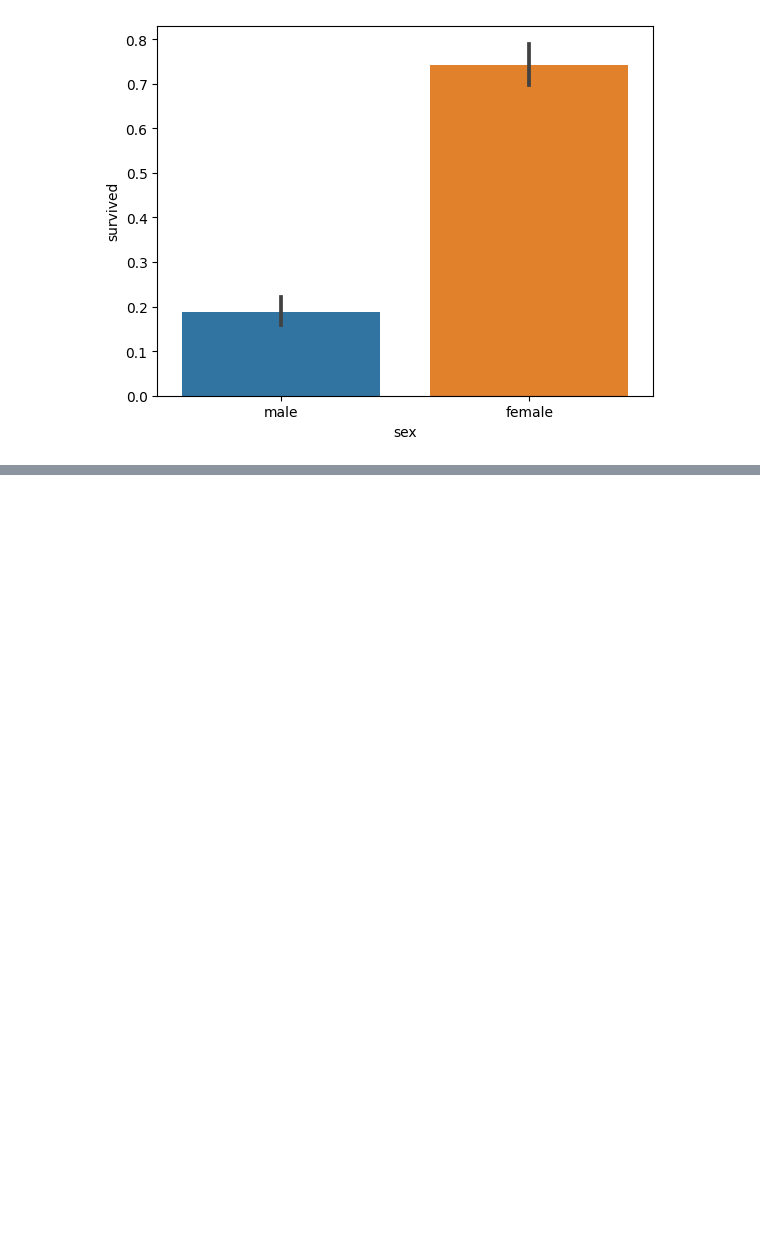
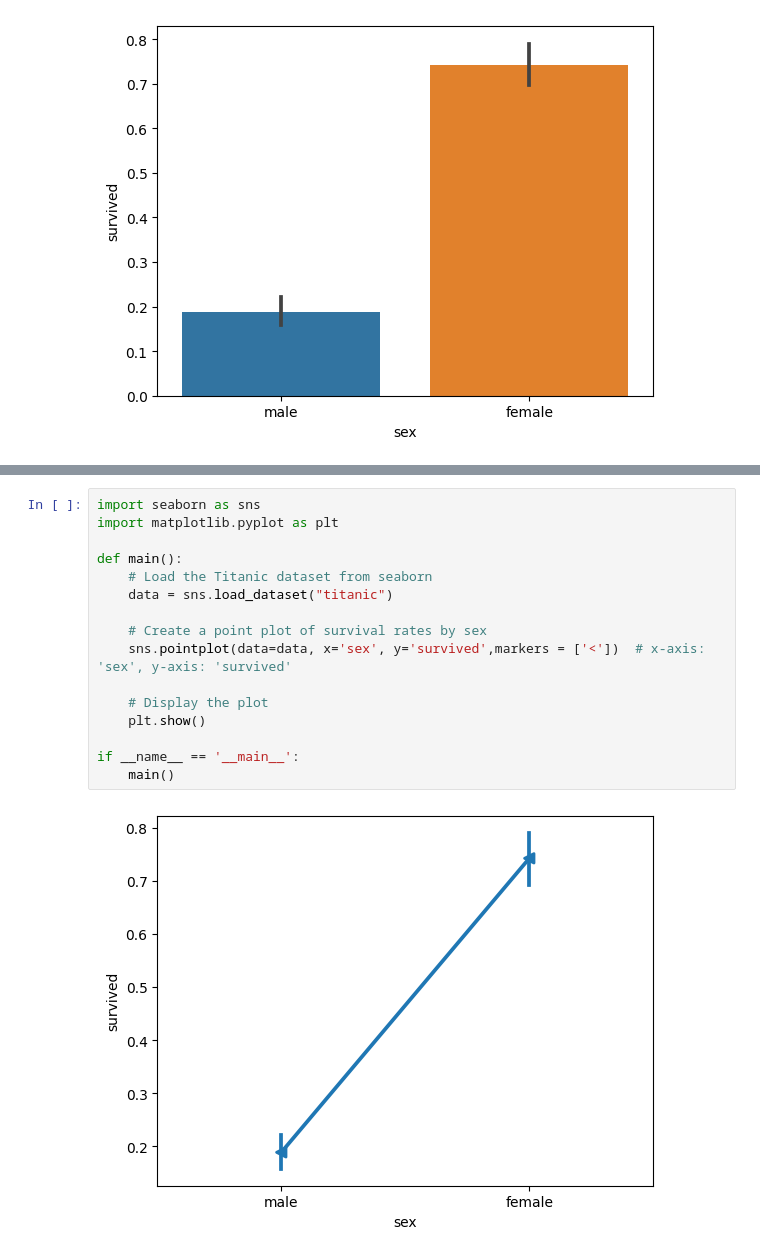
Before and after one commit to shivyelave/Python-Libraries, a Jupyter notebook: Seaborn/seaborn_plots.ipynb, the cells around one changed output, grey strips where cells are left out. Saved outputs shown, nothing was run; the diff lists cells and outputs as text; blank space fills up the shorter version.

Commit message:
[Shiv] Add: Pointplot using seabron

```diff
--- a/Seaborn/seaborn_plots.ipynb
+++ b/Seaborn/seaborn_plots.ipynb
@@ -35,0 +41,18 @@ if __name__ == '__main__':
+# %%
+import seaborn as sns
+import matplotlib.pyplot as plt
+
+def main():
+    # Load the Titanic dataset from seaborn
+    data = sns.load_dataset("titanic")
+
+    # Create a point plot of survival rates by sex
+    sns.pointplot(data=data, x='sex', y='survived',markers = ['<'])  # x-axis: 'sex', y-axis: 'survived'
+
+    # Display the plot
+    plt.show()
+
+if __name__ == '__main__':
+    main()
+# %% [output]
+[figure, added]
```
Also changed, not shown: parts of 2 cells of this notebook.
